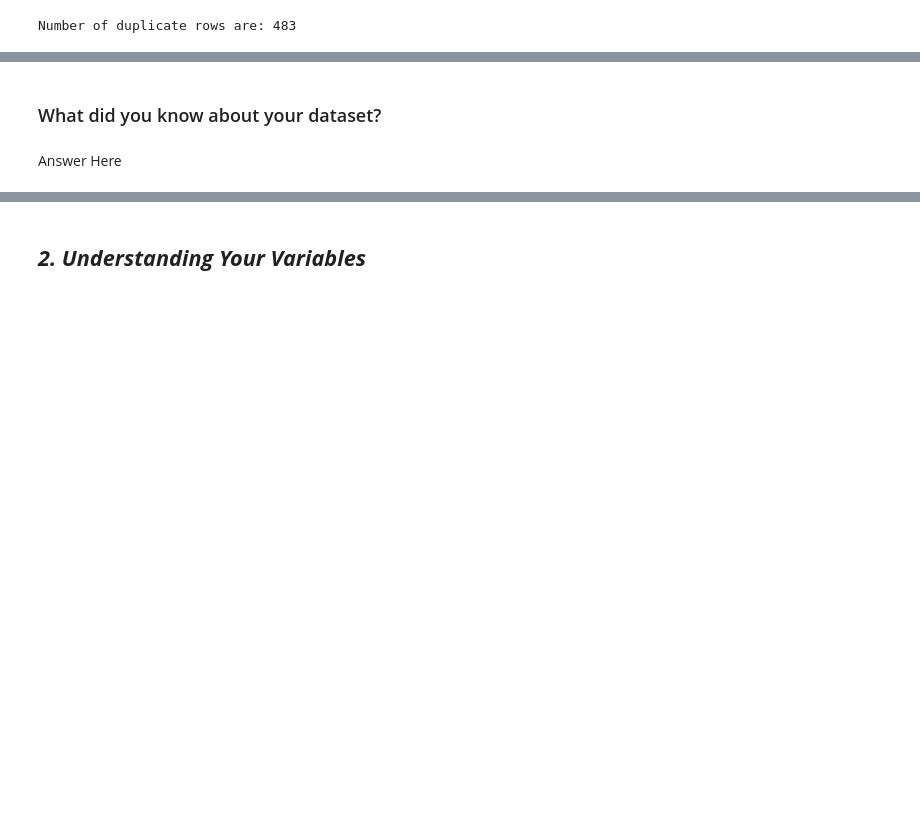
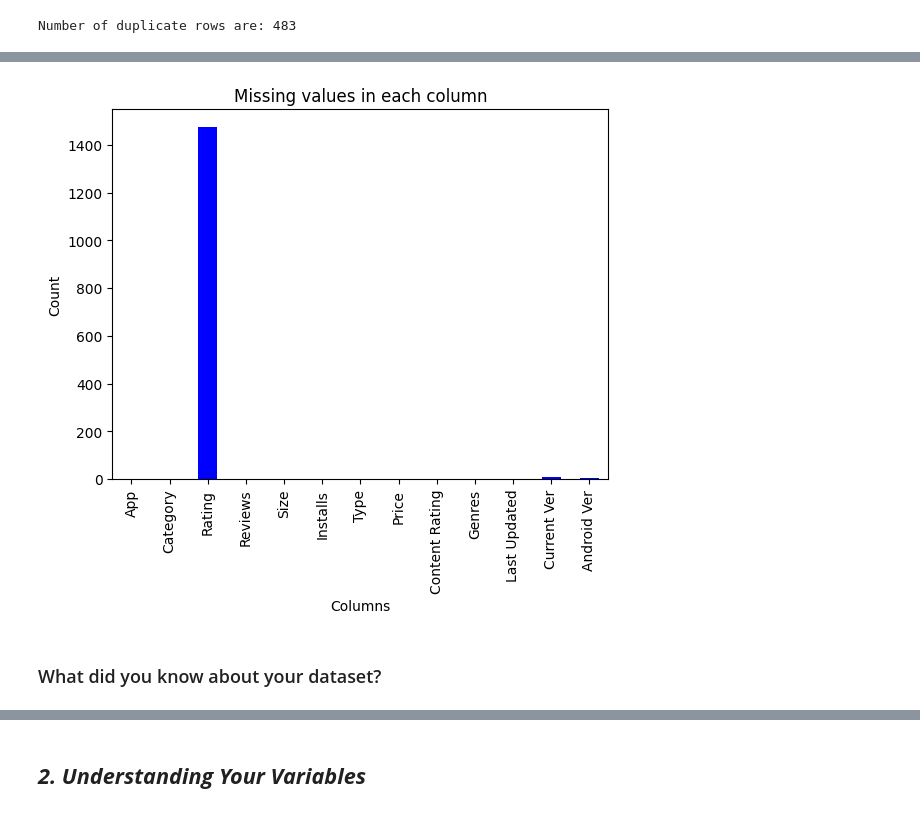
Before and after one commit to sanjaypatil91/Play-Store-App-Review-Analysis, a Jupyter notebook: Capstone_Project_Play_Store_App_Review_Analysis.ipynb, the cells around one changed output, grey strips where cells are left out. Saved outputs shown, nothing was run; the diff lists cells and outputs as text; code cells hidden in the pictures; blank space fills up the shorter version.

```diff
--- a/Capstone_Project_Play_Store_App_Review_Analysis.ipynb
+++ b/Capstone_Project_Play_Store_App_Review_Analysis.ipynb
@@ -145,2 +152,4 @@ Number of duplicate rows are: 483
 # %%
 # Missing Values/Null Values Count
+missing_values_count = df_ps.isnull().sum()
+missing_values_count
@@ -149,4 +171,13 @@ Number of duplicate rows are: 483
+# %%
+# Visualizing the missing values
+
+missing_values_count.plot(kind='bar', color='blue', rot=90)
+
+plt.title('Missing values in each column')
+plt.xlabel('Columns')
+plt.ylabel('Count')
+plt.show()
+# %% [output]
+[figure, added]
 # %% [markdown]
 ### What did you know about your dataset?
-# %% [markdown]
-Answer Here
```
Also changed, not shown: parts of 169 cells of this notebook.
